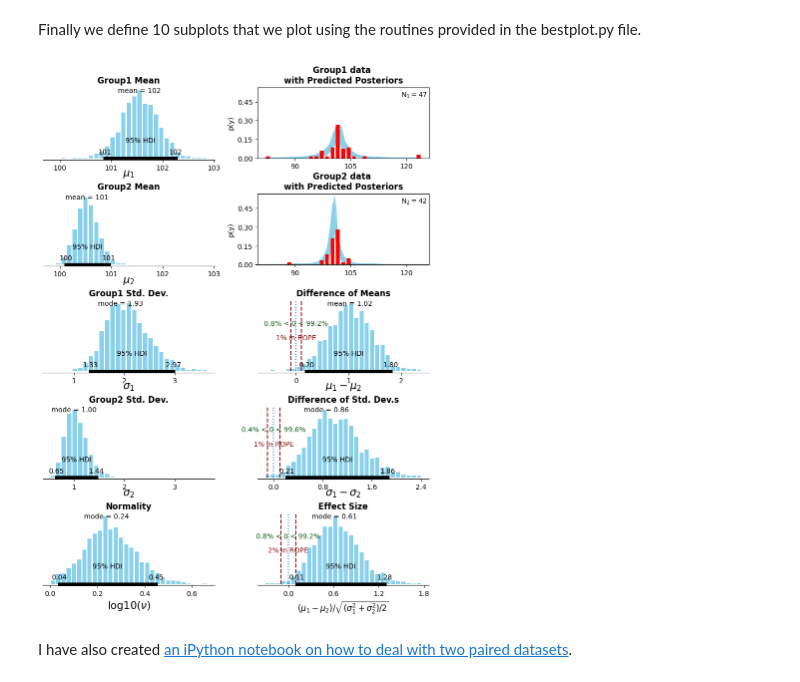
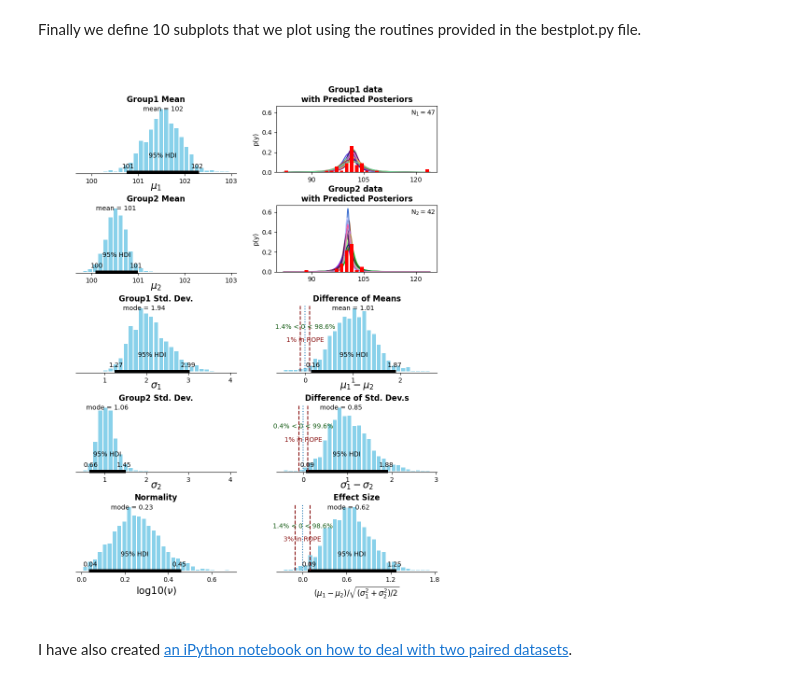
Before and after one commit to vschaik/BEST, a Jupyter notebook: BEST.ipynb, the cells around one changed output. Saved outputs shown, nothing was run; the diff lists cells and outputs as text; code cells hidden in the pictures.

```diff
--- a/BEST.ipynb
+++ b/BEST.ipynb
@@ -92,6 +93,6 @@ with model:
 Now we can sample from the MCMC object using a Markov chain. To learn more about MCMC sampling, I suggest the excellent notebooks on [Probabilistic Programming and Bayesian Methods for Hackers](http://nbviewer.ipython.org/github/CamDavidsonPilon/Probabilistic-Programming-and-Bayesian-Methods-for-Hackers/blob/master/Prologue/Prologue.ipynb), or my own on [Stochastic Sampling](http://nbviewer.ipython.org/github/vschaik/Stochastic-Sampling/blob/master/Stochastic_Sampling_Notebook.ipynb).
 # %%
 with model:
-    trace = pymc.sample(2000, return_inferencedata=True)
+    trace = pymc.sample(2000, chains = 4, return_inferencedata = True)
 # %% [output]
 Auto-assigning NUTS sampler...
@@ -230,6 +213,7 @@ plot_data_and_prediction( y1,
                           post_nu_minus_one,
                           ax2,
                           bins = bin_edges,
+                          n_curves = 50,
                           group = 1,
                           name = name1,
                         )
@@ -241,6 +225,7 @@ plot_data_and_prediction( y2,
                           post_nu_minus_one,
                           ax4,
                           bins = bin_edges,
+                          n_curves = 50,
                           group = 2,
                           name = name2,
                         )
@@ -263,33 +248,33 @@ plot_posterior( diff_means,
 ax8 = f.add_subplot(5, 2, 8, facecolor = 'none')
 plot_posterior( diff_stds,
                 ax = ax8,
                 bins = n_bins,
                 title = 'Difference of Std. Dev.s',
                 label = r'$\sigma_1 - \sigma_2$',
                 ctd = 'mode',
                 draw_zero = True,
                 compVal = 0.0,
                 ROPE = [-0.1, 0.1],
                 printstats = False
               )
 
 # Right column, bottom panel: plot the effect size
 ax10 = f.add_subplot(5, 2, 10, facecolor = 'none')
 plot_posterior( effect_size,
                 ax = ax10,
                 bins = n_bins,
                 title = 'Effect Size',
                 label = r'$(\mu_1 - \mu_2)/\sqrt{(\sigma_1^2 + \sigma_2^2)/2}$',
                 ctd = 'mode',
                 draw_zero = True,
                 compVal = 0.0,
                 ROPE = [-0.1, 0.1],
                 printstats = False
               )
 
 f.subplots_adjust(hspace = 0.5, top = 0.92, bottom = 0.09,
                   left = 0.09, right = 0.95, wspace = 0.25)
 # %% [output]
-[figure, old version]
+[figure, new version]
 # %% [markdown]
 I have also created [an iPython notebook on how to deal with two paired datasets](./BEST-Paired.ipynb).
```
Also changed, not shown: parts of 17 cells of this notebook, 2 other files.
